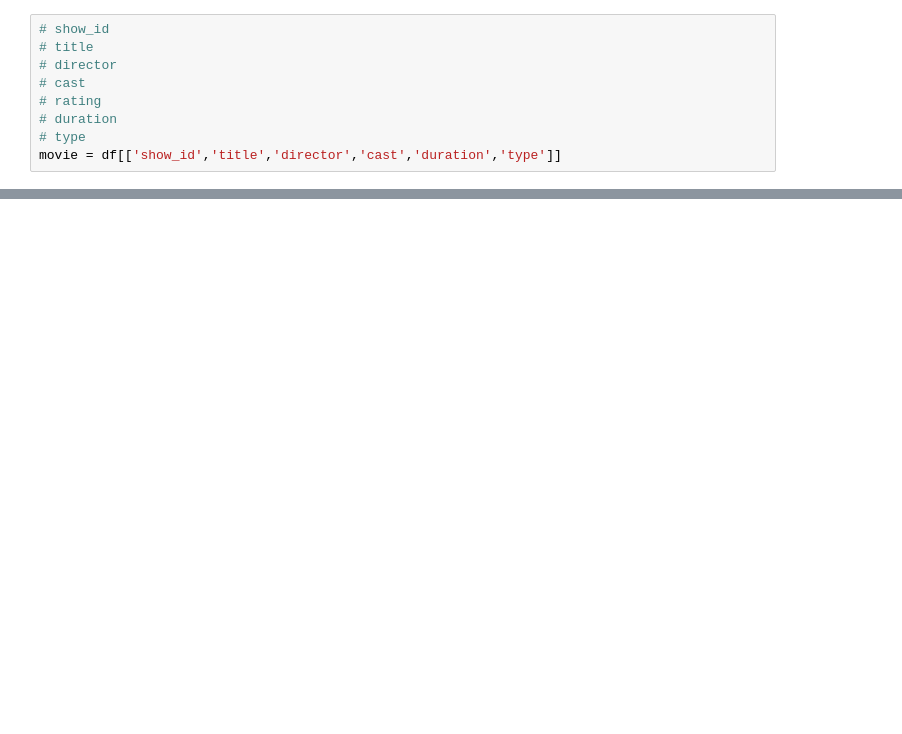
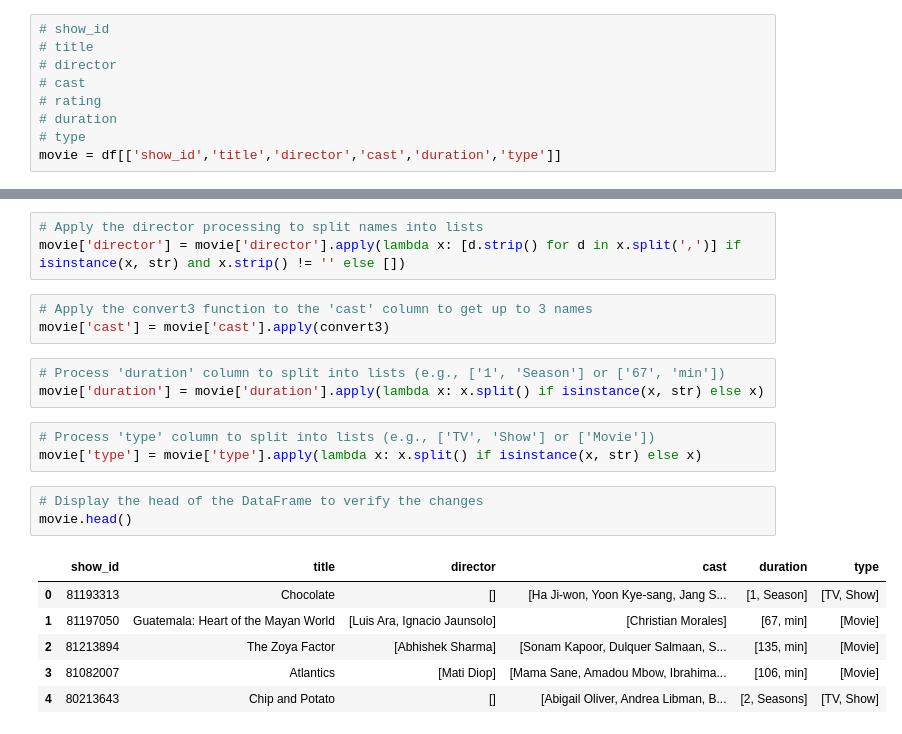
Before and after one commit to Pritishcoder07/Movie_Recommendation, a Jupyter notebook: Movie.ipynb, the cells around one changed output, grey strips where cells are left out. Drawn from its saved outputs; the diff is of its cells as text; blank space fills up the shorter version.

```diff
--- a/Movie.ipynb
+++ b/Movie.ipynb
@@ -29,3 +50,25 @@ movie = df[['show_id','title','director','cast','duration','type']]
+# %%
+# Apply the director processing to split names into lists
+movie['director'] = movie['director'].apply(lambda x: [d.strip() for d in x.split(',')] if isinstance(x, str) and x.strip() != '' else [])
+# %%
+# Apply the convert3 function to the 'cast' column to get up to 3 names
+movie['cast'] = movie['cast'].apply(convert3)
+# %%
+# Process 'duration' column to split into lists (e.g., ['1', 'Season'] or ['67', 'min'])
+movie['duration'] = movie['duration'].apply(lambda x: x.split() if isinstance(x, str) else x)
+# %%
+# Process 'type' column to split into lists (e.g., ['TV', 'Show'] or ['Movie'])
+movie['type'] = movie['type'].apply(lambda x: x.split() if isinstance(x, str) else x)
+# %%
+# Display the head of the DataFrame to verify the changes
+movie.head()
+# %% [output]
+|  | show_id | title | director | cast | duration | type |
+| 0 | 81193313 | Chocolate | [] | [Ha Ji-won, Yoon Kye-sang, Jang S... | [1, Season] | [TV, Show] |
+| 1 | 81197050 | Guatemala: Heart of the Mayan World | [Luis Ara, Ignacio Jaunsolo] | [Christian Morales] | [67, min] | [Movie] |
+| 2 | 81213894 | The Zoya Factor | [Abhishek Sharma] | [Sonam Kapoor, Dulquer Salmaan, S... | [135, min] | [Movie] |
+| 3 | 81082007 | Atlantics | [Mati Diop] | [Mama Sane, Amadou Mbow, Ibrahima... | [106, min] | [Movie] |
+| 4 | 80213643 | Chip and Potato | [] | [Abigail Oliver, Andrea Libman, B... | [2, Seasons] | [TV, Show] |
 # %%
 movie.head()
 # %% [output]
```
Also changed, not shown: parts of 20 cells of this notebook.
